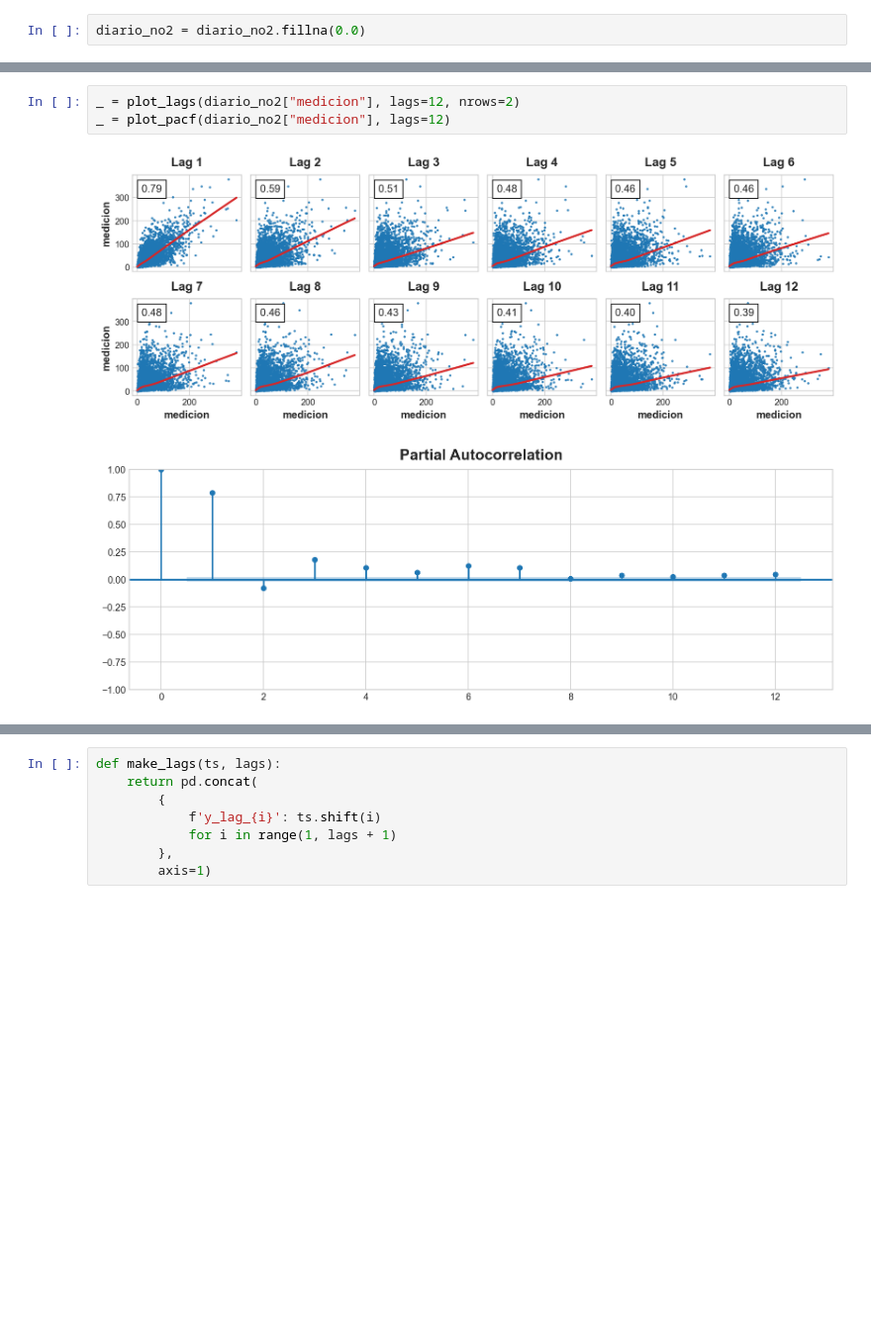
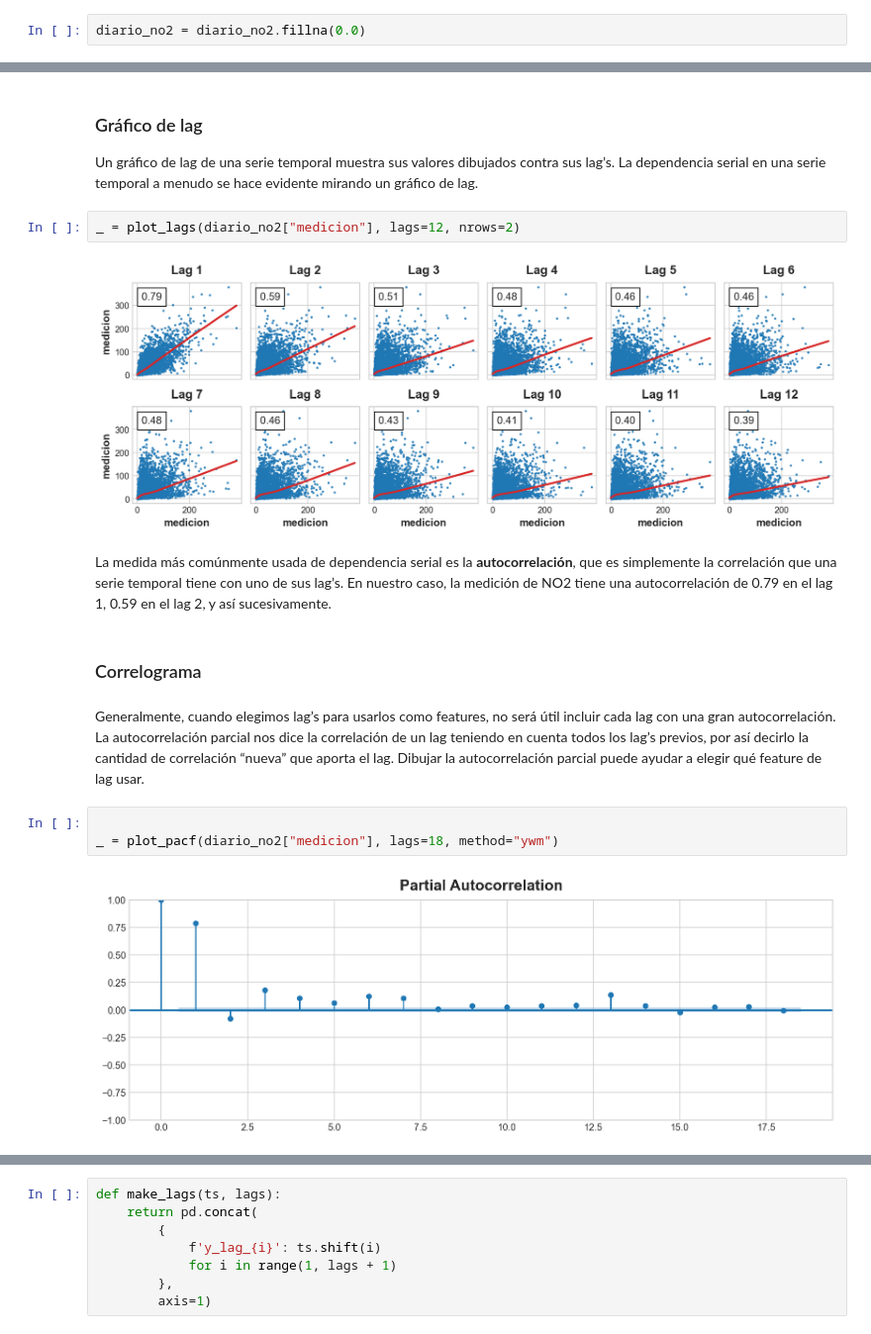
Before and after one commit to SgtSteiner/calidad-del-aire, a Jupyter notebook: calidad_aire_eda.ipynb, the cells around one changed output, grey strips where cells are left out. Shown at 99% size. Cells and saved outputs as stored; diff of their text form; blank space fills up the shorter version.

Commit message:
se actualiza análisis general

```diff
--- a/calidad_aire_eda.ipynb
+++ b/calidad_aire_eda.ipynb
@@ -678,6 +677,19 @@ _ = ax.set(ylabel="mediciones")
+# %% [markdown]
+### Gráfico de lag
+
+Un gráfico de lag de una serie temporal muestra sus valores dibujados contra sus lag’s. La dependencia serial en una serie temporal a menudo se hace evidente mirando un gráfico de lag.
 # %%
 _ = plot_lags(diario_no2["medicion"], lags=12, nrows=2)
-_ = plot_pacf(diario_no2["medicion"], lags=12)
 # %% [output]
 [figure]
-[figure, removed]
+# %% [markdown]
+La medida más comúnmente usada de dependencia serial es la **autocorrelación**, que es simplemente la correlación que una serie temporal tiene con uno de sus lag’s. En nuestro caso, la medición de NO2 tiene una autocorrelación de 0.79 en el lag 1, 0.59 en el lag 2, y así sucesivamente.
+# %% [markdown]
+### Correlograma
+# %% [markdown]
+Generalmente, cuando elegimos lag’s para usarlos como features, no será útil incluir cada lag con una gran autocorrelación. La autocorrelación parcial nos dice la correlación de un lag teniendo en cuenta todos los lag’s previos, por así decirlo la cantidad de correlación “nueva” que aporta el lag. Dibujar la autocorrelación parcial puede ayudar a elegir qué feature de lag usar.
+# %%
+
+_ = plot_pacf(diario_no2["medicion"], lags=18, method="ywm")
+# %% [output]
+[figure, added]
```
Also changed, not shown: parts of 15 cells of this notebook.
